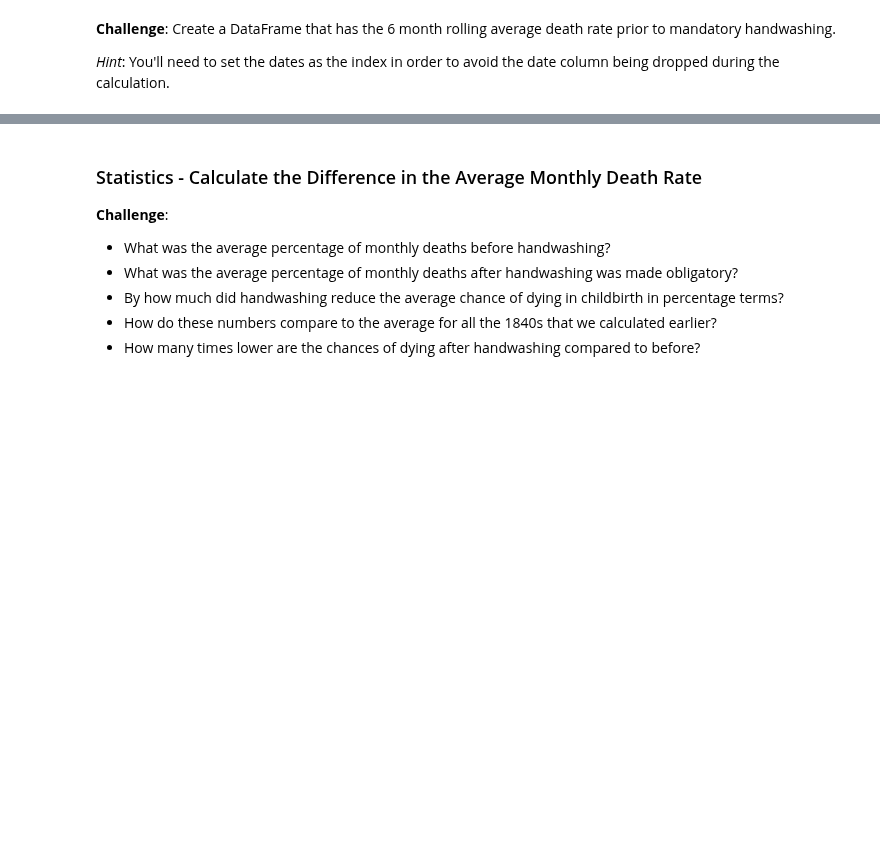
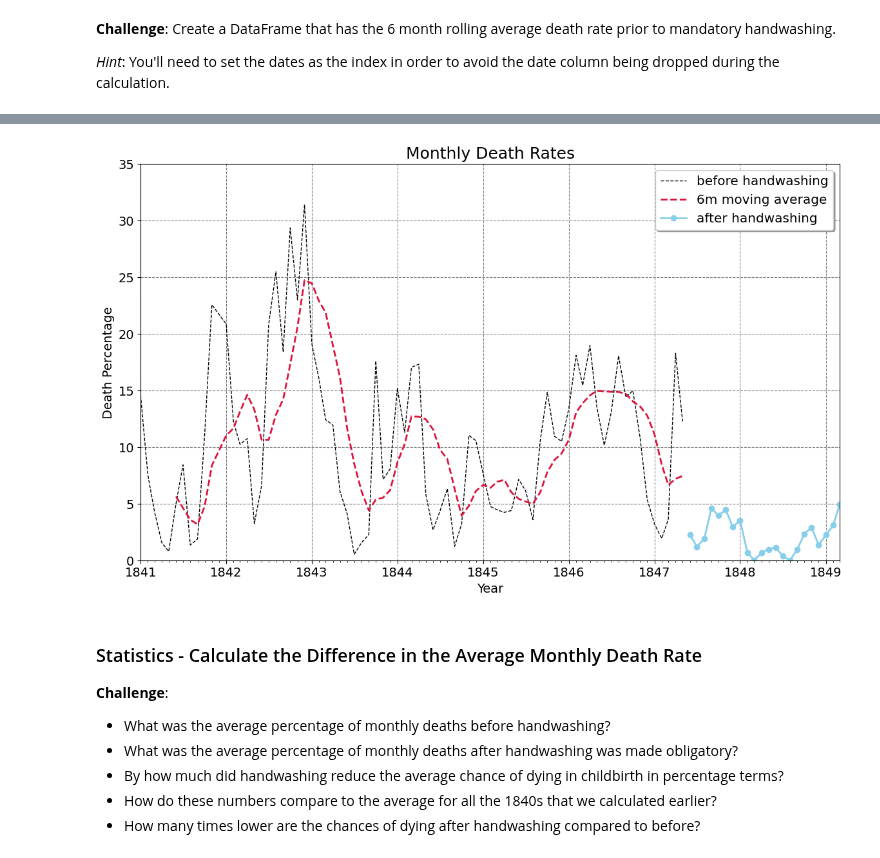
Before and after one commit to bnedjm/100-Dayz-of-Code, a Jupyter notebook: 04-Advanced-Section/day-080 - The Tragic Discovery of Handwashing - t-Tests & Distributions/Dr_Semmelweis_Handwashing_Discovery.ipynb, the cells around one changed output, grey strips where cells are left out. Saved outputs shown, nothing was run; the diff lists cells and outputs as text; code cells hidden in the pictures; blank space fills up the shorter version.

Commit message:
day 080 the effect of handwashing

```diff
--- a/04-Advanced-Section/day-080 - The Tragic Discovery of Handwashing - t-Tests & Distributions/Dr_Semmelweis_Handwashing_Discovery.ipynb
+++ b/04-Advanced-Section/day-080 - The Tragic Discovery of Handwashing - t-Tests & Distributions/Dr_Semmelweis_Handwashing_Discovery.ipynb
@@ -274,0 +277,3 @@ handwashing_start = pd.to_datetime('1847-06-01')
+# %%
+df_monthly_before = df_monthly[df_monthly.date < handwashing_start]
+df_monthly_after = df_monthly[df_monthly.date >= handwashing_start]
@@ -278,3 +291,7 @@ handwashing_start = pd.to_datetime('1847-06-01')
 **Challenge**: Create a DataFrame that has the 6 month rolling average death rate prior to mandatory handwashing.
 
 *Hint*: You'll need to set the dates as the index in order to avoid the date column being dropped during the calculation.
+# %%
+df_monthly_before.set_index("date", inplace=True)
+# %%
+df_monthly_before["rolling_avg"] = df_monthly_before.death_pct.rolling(window=6).mean()
@@ -281,3 +320,5 @@ handwashing_start = pd.to_datetime('1847-06-01')
+# %%
+df_monthly_after.set_index("date", inplace=True)
 # %% [markdown]
 ### Highlighting Subsections of a Line Chart
 
@@ -290,6 +331,50 @@ handwashing_start = pd.to_datetime('1847-06-01')
 * Show the moving average as a thicker, crimon line.
 * Show the rate after handwashing as a skyblue line with round markers.
 * Look at the [code snippet in the documentation to see how you can add a legend](https://matplotlib.org/3.1.1/api/_as_gen/matplotlib.pyplot.legend.html) to the chart.
+# %%
+plt.figure(figsize=(14,8), dpi=100)
+plt.title("Monthly Death Rates", fontsize=18)
+plt.xticks(fontsize=14)
+plt.yticks(fontsize=14)
+plt.grid(color='grey', linestyle='--')
+plt.xlabel("Year", fontsize=14)
+
+ax = plt.gca() # get current axes
+
+ax.xaxis.set_major_locator(years)
+ax.xaxis.set_major_formatter(years_fmt)
+ax.xaxis.set_minor_locator(months)
+
+ax.set_ylabel("Death Percentage", color="black", fontsize=14)
+ax.set_xlim(df_monthly.date.min(), df_monthly.date.max())
+ax.set_ylim(0, 35)
+
+ax.plot(df_monthly_before.index,
+        df_monthly_before.death_pct,
+        label="before handwashing",
+        color="black",
+        linewidth=1,
+        linestyle="dashed")
+
+ax.plot(df_monthly_before.index,
+        df_monthly_before.rolling_avg,
+        label="6m moving average",
+        color="crimson",
+        linewidth=2,
+        linestyle="dashed")
+
+ax.plot(df_monthly_after.index,
+        df_monthly_after.death_pct,
+        label="after handwashing",
+        color="skyblue",
+        linewidth=2,
+        marker="o")
+
+ax.legend(loc='upper right', shadow=True, fontsize='x-large')
+
+plt.show()
+# %% [output]
+[figure, added]
 # %% [markdown]
 ### Statistics - Calculate the Difference in the Average Monthly Death Rate
 
```
Also changed, not shown: parts of 5 cells of this notebook.
